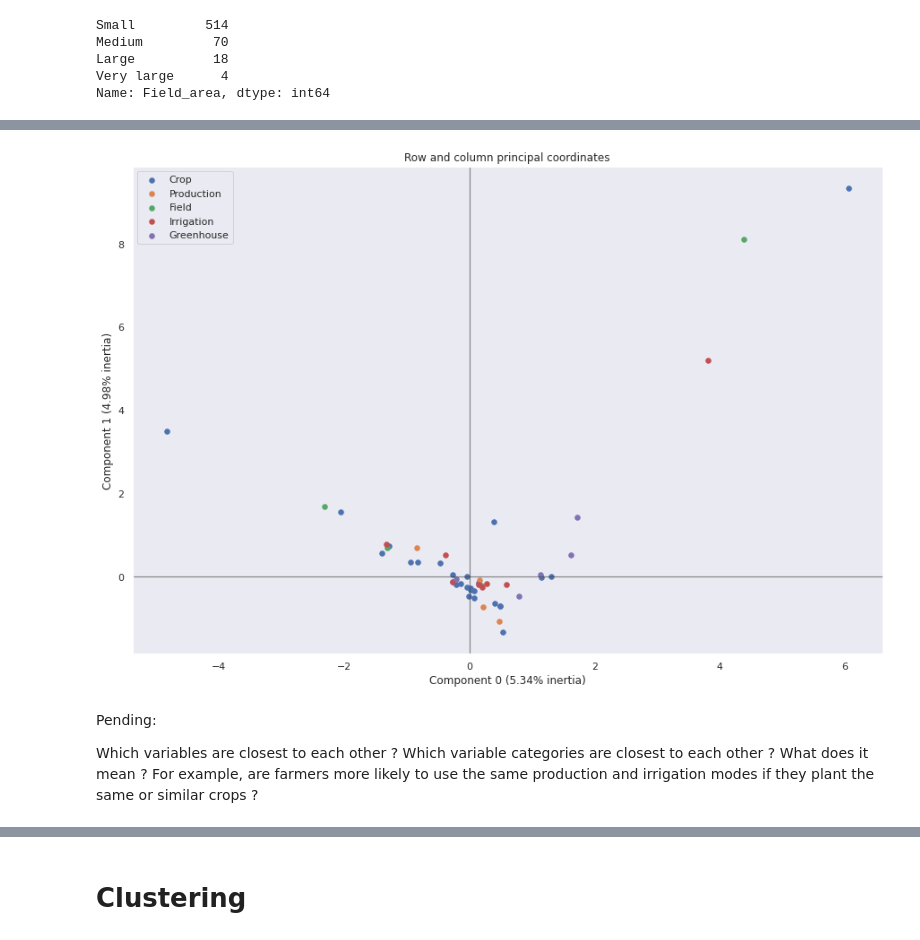
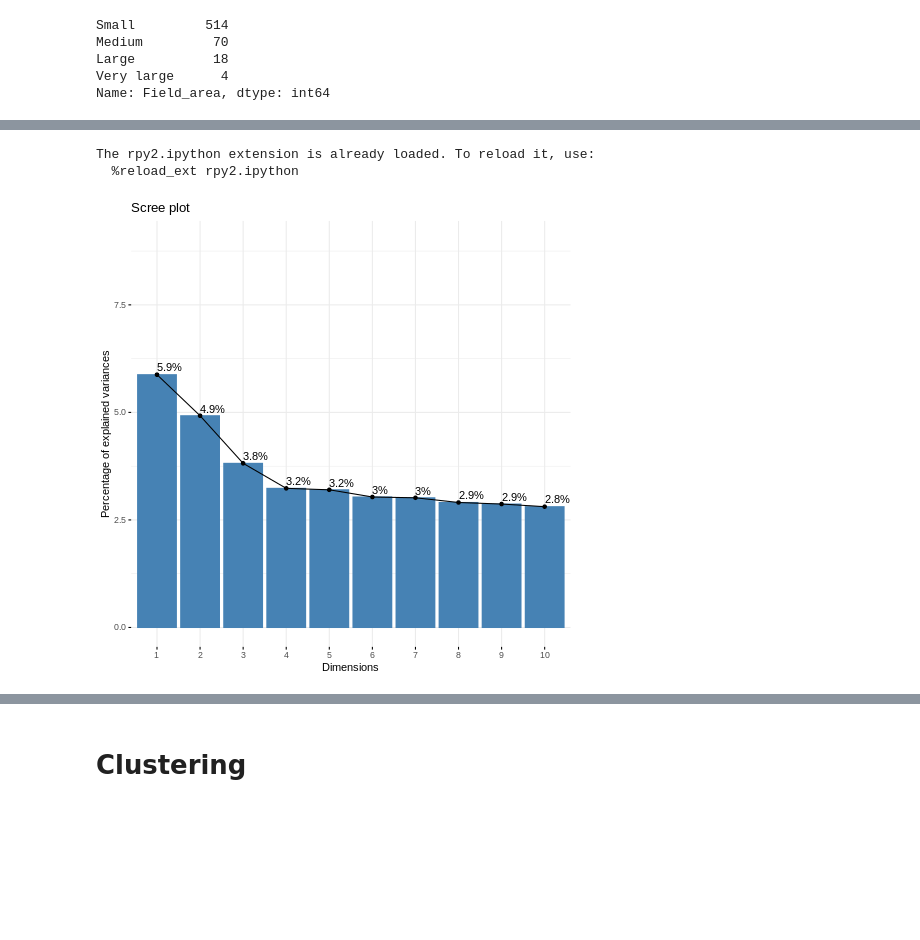
Before and after one commit to jeshuacn/Agricultural_sampling_frame_project, a Jupyter notebook: SamplingFrame.ipynb, the cells around one changed output, grey strips where cells are left out. Saved outputs shown, nothing was run; the diff lists cells and outputs as text; code cells hidden in the pictures; blank space fills up the shorter version.

```diff
--- a/SamplingFrame.ipynb
+++ b/SamplingFrame.ipynb
@@ -1602,25 +1602,3 @@ Medium         70
 Large          18
 Very large      4
 Name: Field_area, dtype: int64
-# %%
-#@title #### Visualizing our findings:
-
-!pip install --quiet prince
-import prince
-
-mca = prince.MCA()
-mca.fit(df2)
-m= mca.transform(df2)
-
-ax = mca.plot_coordinates(
-     X=df2[df2.columns.difference(['Crop_Group'])],
-     ax=None,
-     figsize=(20, 10),
-     show_row_points=False,
-     row_points_size=10,
-     show_row_labels=False,
-     show_column_points=True,
-     column_points_size=50,
-     show_column_labels=True,
-     legend_n_cols=1
-     )
@@ -1629,18 +1604,0 @@ ax = mca.plot_coordinates(
-# %%
-#@title
-# Fit and transform your data using MCA
-mca = prince.MCA()
-mca = mca.fit(df2)
-
-# Plot the results
-fig, ax = plt.subplots(figsize = (15,10))
-mca.plot_coordinates(df2, ax=ax, show_row_points=False, show_column_points=True)
-
-# Show the plot
-plt.show()
-# %% [output]
-[figure, removed]
-# %% [markdown]
-Pending:
-
-Which variables are closest to each other ? Which variable categories are closest to each other ? What does it mean ? For example, are farmers more likely to use the same production and irrigation modes if they plant the same or similar crops ?
@@ -1646,0 +1627,17 @@ Which variables are closest to each other ? Which variable categories are closes
+# %%
+# Loading Python-R extention to execute R code in python enviroment
+%load_ext rpy2.ipython
+
+# Pass df2 to R
+%R -i df2
+# %% [output]
+The rpy2.ipython extension is already loaded. To reload it, use:
+  %reload_ext rpy2.ipython
+# %%
+# Visualize eigenvalues/variances
+%%R
+#MCA_ca=mjca(dfr2)
+MCA_factominer=MCA(df2,ncp=5,graph=F)
+fviz_screeplot(MCA_factominer, addlabels = TRUE, ylim = c(0, 9))
+# %% [output]
+[figure, added]
```
Also changed, not shown: parts of 17 cells of this notebook.
